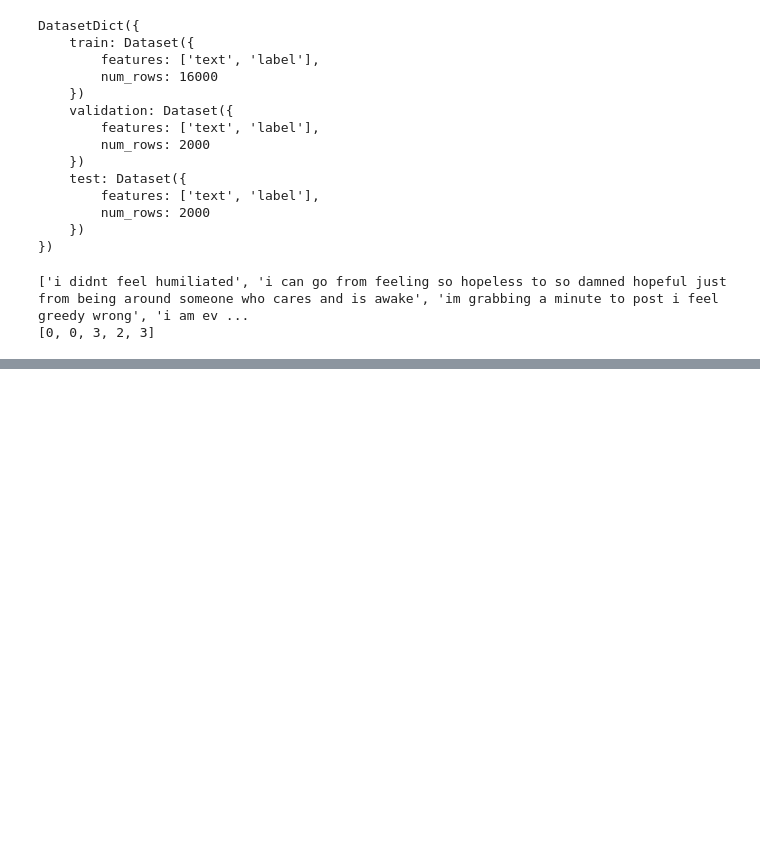
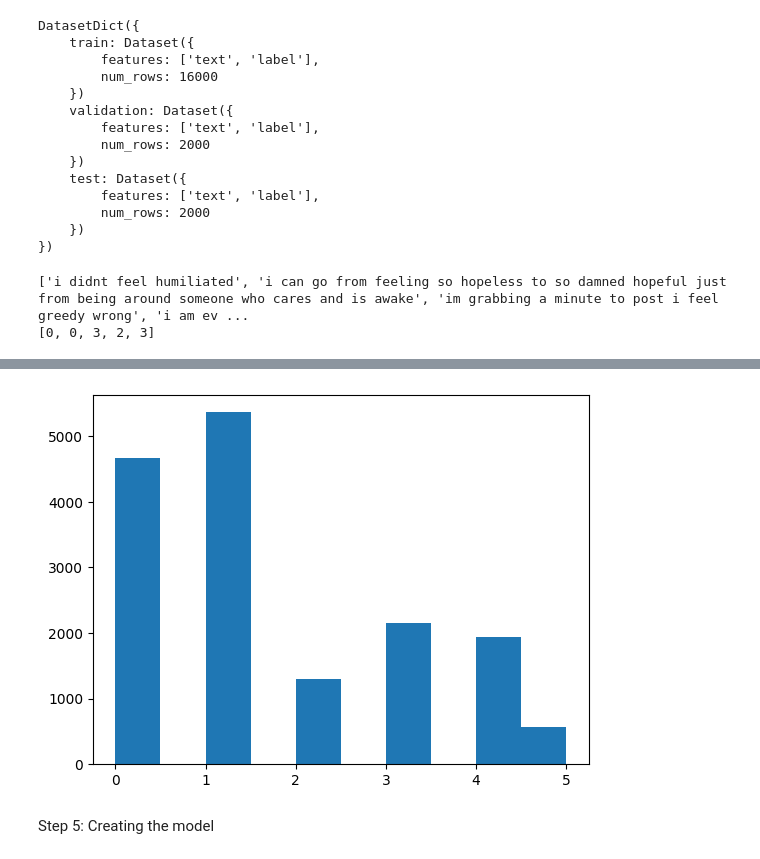
Before and after one commit to ankit-gahlawat-007/Tweet-Emotion-Recognition, a Jupyter notebook: tweet-emotion-recognition.ipynb, the cells around one changed output, grey strips where cells are left out. Drawn from its saved outputs; the diff is of its cells as text; code cells hidden in the pictures; blank space fills up the shorter version.

```diff
--- a/tweet-emotion-recognition.ipynb
+++ b/tweet-emotion-recognition.ipynb
@@ -140,0 +197,5 @@ print(label[:5])
+# %%
+plt.hist(labels)
+plt.show()
+# %% [output]
+[figure, added]
@@ -140,0 +208,2 @@ print(label[:5])
+# %% [markdown]
+Step 5: Creating the model
```
Also changed, not shown: parts of 19 cells of this notebook.
